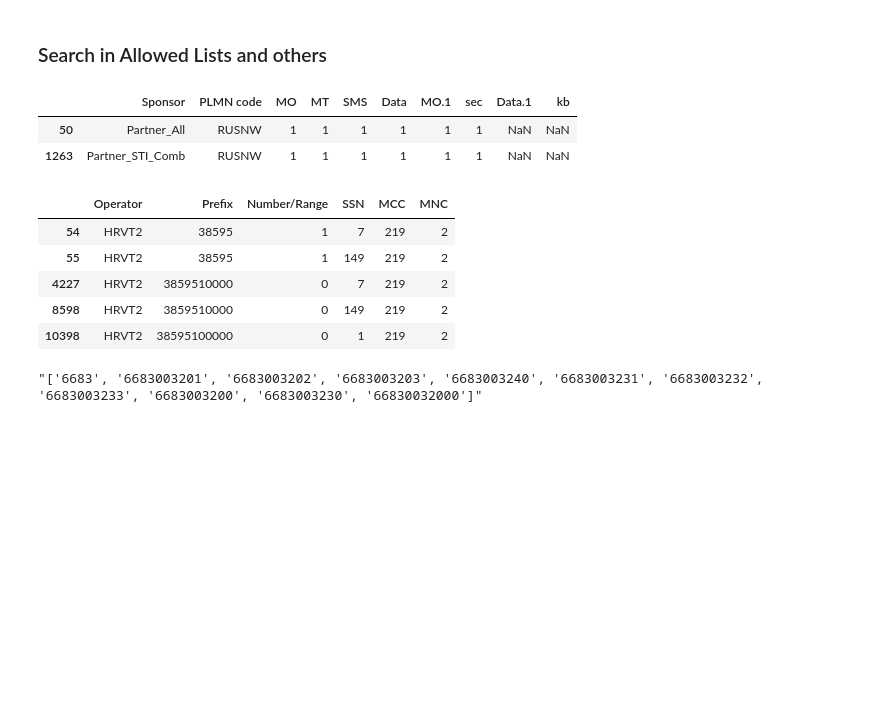
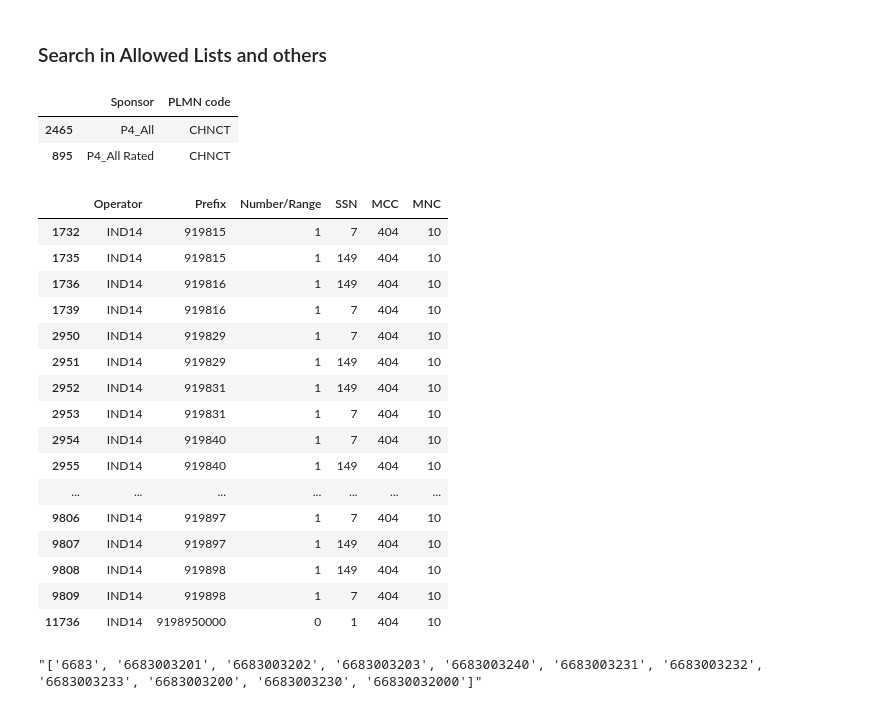
Before and after one commit to balobinp/RB_BD, a Jupyter notebook: RB_Desctop_Python3.ipynb, the cells around one changed output. Saved outputs shown, nothing was run; the diff lists cells and outputs as text; code cells hidden in the pictures; blank space fills up the shorter version.

```diff
--- a/RB_Desctop_Python3.ipynb
+++ b/RB_Desctop_Python3.ipynb
@@ -385,8 +309,10 @@ df['data1_mean']=df.groupby('key1')['data1'].transform(np.max)
 # %% [markdown]
 ### Search in Allowed Lists and others
 # %%
+downloads = 'C:/Users/balob/Downloads'
+
 #Like expression for Allowed List
-df_al=pd.read_csv(join(downloads,'DMI.dmi_allowed_list_export_Sun_Dec_30_2018.csv'))
+df_al=pd.read_csv(join(downloads,'DMI.dmi_allowed_list_export_Wed_Jan_16_2019.csv'))
 #df_al_lab=pd.read_csv('LAB_DMI.dmi_allowed_list_export_Wed_Oct_03_2018.csv')
 
 #df_dmi_diam_oper=pd.read_csv(join(download,''))
@@ -395,21 +321,33 @@ df_np=pd.read_csv(join(downloads,'DMI.dmi_netpfx_export_Sat_Dec_29_2018.csv'))
 #f_tap_ocs=pd.read_csv('tap_ocs_analysis_180817.csv')
 # %%
 #df_al[(df_al['PLMN code'].str.startswith('MKDCC', na=False)) & (df_al['Sponsor']=='')]
-df_al[(df_al['PLMN code'].str.startswith('RUS', na=False)) & (df_al['Sponsor'].str.contains('Partner', na=False))]
+df_al.loc[(df_al['PLMN code'].str.startswith('CHN', na=False)) &
+          (df_al['Sponsor'].str.contains('P4_All', na=False)), ['Sponsor','PLMN code']].sort_values(by=['Sponsor','PLMN code'])
 # %% [output]
-|  | Sponsor | PLMN code | MO | MT | SMS | Data | MO.1 | sec | Data.1 | kb |
-| 50 | Partner_All | RUSNW | 1 | 1 | 1 | 1 | 1 | 1 | NaN | NaN |
-| 1263 | Partner_STI_Comb | RUSNW | 1 | 1 | 1 | 1 | 1 | 1 | NaN | NaN |
+|  | Sponsor | PLMN code |
+| 2465 | P4_All | CHNCT |
+| 895 | P4_All Rated | CHNCT |
 # %%
 str(df_np[df_np.Operator == ''].Prefix.unique().tolist())
-df_np[(df_np.Operator.str.startswith('HRVT2',na=False))] #&(df_np.SSN==7)
+df_np[(df_np.Operator.str.startswith('IND14',na=False))] #&(df_np.SSN==7)
 # %% [output]
 |  | Operator | Prefix | Number/Range | SSN | MCC | MNC |
-| 54 | HRVT2 | 38595 | 1 | 7 | 219 | 2 |
-| 55 | HRVT2 | 38595 | 1 | 149 | 219 | 2 |
-| 4227 | HRVT2 | 3859510000 | 0 | 7 | 219 | 2 |
-| 8598 | HRVT2 | 3859510000 | 0 | 149 | 219 | 2 |
-| 10398 | HRVT2 | 38595100000 | 0 | 1 | 219 | 2 |
+| 1732 | IND14 | 919815 | 1 | 7 | 404 | 10 |
+| 1735 | IND14 | 919815 | 1 | 149 | 404 | 10 |
+| 1736 | IND14 | 919816 | 1 | 149 | 404 | 10 |
+| 1739 | IND14 | 919816 | 1 | 7 | 404 | 10 |
+| 2950 | IND14 | 919829 | 1 | 7 | 404 | 10 |
+| 2951 | IND14 | 919829 | 1 | 149 | 404 | 10 |
+| 2952 | IND14 | 919831 | 1 | 149 | 404 | 10 |
+| 2953 | IND14 | 919831 | 1 | 7 | 404 | 10 |
+| 2954 | IND14 | 919840 | 1 | 7 | 404 | 10 |
+| 2955 | IND14 | 919840 | 1 | 149 | 404 | 10 |
+| ... | ... | ... | ... | ... | ... | ... |
+| 9806 | IND14 | 919897 | 1 | 7 | 404 | 10 |
+| 9807 | IND14 | 919897 | 1 | 149 | 404 | 10 |
+| 9808 | IND14 | 919898 | 1 | 149 | 404 | 10 |
+| 9809 | IND14 | 919898 | 1 | 7 | 404 | 10 |
+| 11736 | IND14 | 9198950000 | 0 | 1 | 404 | 10 |
 # %%
 str(df_np[(df_np.Prefix.str.startswith('6683',na=False))].Prefix.unique().tolist())
 #df_np[(df_np.Prefix.str.startswith('6683',na=False))]
```
Also changed, not shown: parts of 25 cells of this notebook, 3 other files.
